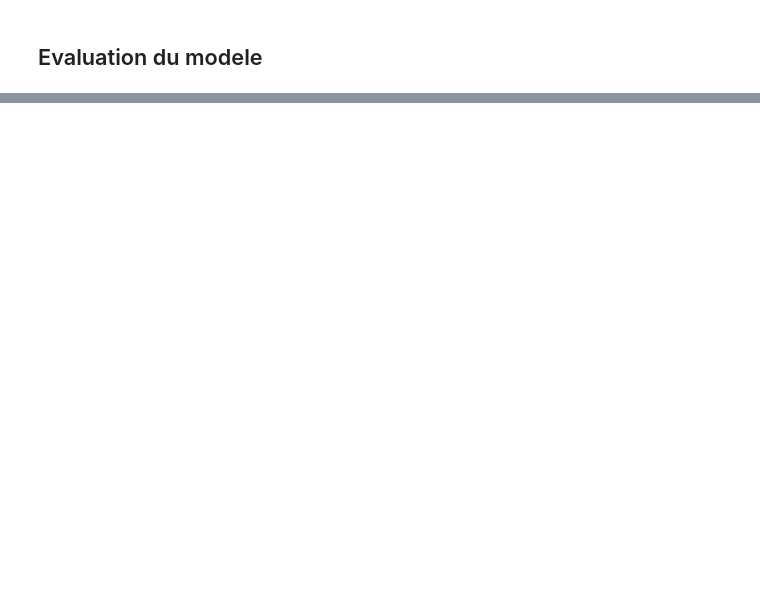
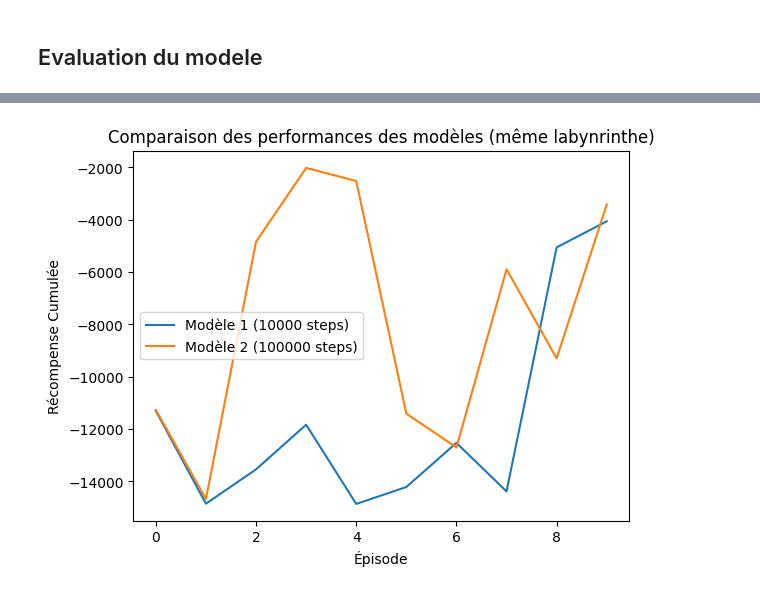
Before and after one commit to charlottekruzic/rl-agent-boardgame, a Jupyter notebook: Labyrinth-Python/notebook.ipynb, the cells around one changed output, grey strips where cells are left out. Drawn from its saved outputs; the diff is of its cells as text; code cells hidden in the pictures; blank space fills up the shorter version.

Commit message:
correction entrainement + comparaison (env à adapter)

```diff
--- a/Labyrinth-Python/notebook.ipynb
+++ b/Labyrinth-Python/notebook.ipynb
@@ -12,7 +12,7 @@ import numpy as np
 from gym_env_labyrinthe import LabyrinthEnv
 # %%
 # Initialisation de l'environnement
-env = LabyrinthEnv()
+env = LabyrinthEnv(10000) # 1000 steps max (à ajuster)
 # %%
 # Affichage des actions possibles et de l'espace d'observation
 print("Espace des actions : ", env.action_space)
@@ -74,5 +94,3 @@ Le joueur 1 a gagné la partie !
 model.save("modele_DQN_1")
 # %% [markdown]
 ## Evaluation du modele
-# %%
-model_charge = DQN.load("modele_DQN_1")
@@ -78,0 +100,32 @@ model_charge = DQN.load("modele_DQN_1")
+# %%
+model_1 = DQN.load("modeles/modele_DQN_10000_steps")
+model_2 = DQN.load("modeles/modele_DQN_100000_steps")
+# %%
+# Fonction pour comparer les récompenses des modèles
+def tester_modele(modele, env, episodes=1, seed=42):
+    recompenses = []
+
+    for episode in range(episodes):
+        print(f"Épisode : {episode+1} avec {modele}")
+
+        obs, info = env.reset(seed=seed + episode)
+
+        fini = False
+        total_recompenses = 0
+
+        while not fini:
+            action, _ = modele.predict(obs)
+            obs, recompense, fini, tronque, info = env.step(action)
+            total_recompenses += recompense
+
+        print(f"Récompense : {total_recompenses}")
+        recompenses.append(total_recompenses)
+
+    return recompenses
+
+nb_episodes = 10
+graine = 42
+recompenses_1 = tester_modele(model_1, env, episodes=nb_episodes, seed=graine)
+recompenses_2 = tester_modele(model_2, env, episodes=nb_episodes, seed=graine)
+
+env.close()
@@ -78,0 +150,11 @@ model_charge = DQN.load("modele_DQN_1")
+# %%
+# Afficher les résultats
+plt.plot(recompenses_1, label="Modèle 1 (10000 steps)")
+plt.plot(recompenses_2, label="Modèle 2 (100000 steps)")
+plt.xlabel("Épisode")
+plt.ylabel("Récompense Cumulée")
+plt.title("Comparaison des performances des modèles (même labynrinthe)")
+plt.legend()
+plt.show()
+# %% [output]
+[figure, added]
```
Also changed, not shown: parts of 7 cells of this notebook, 11 other files.
